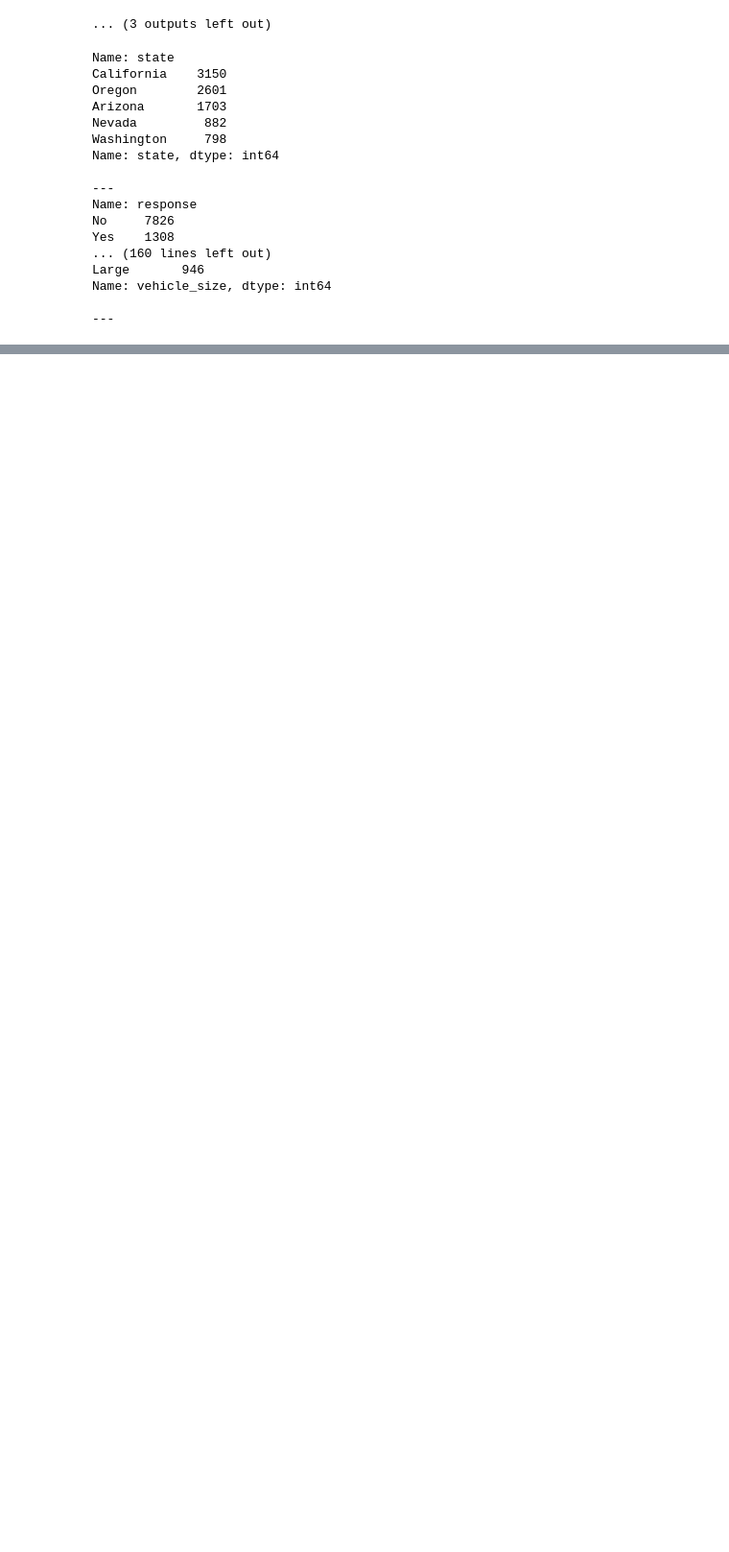
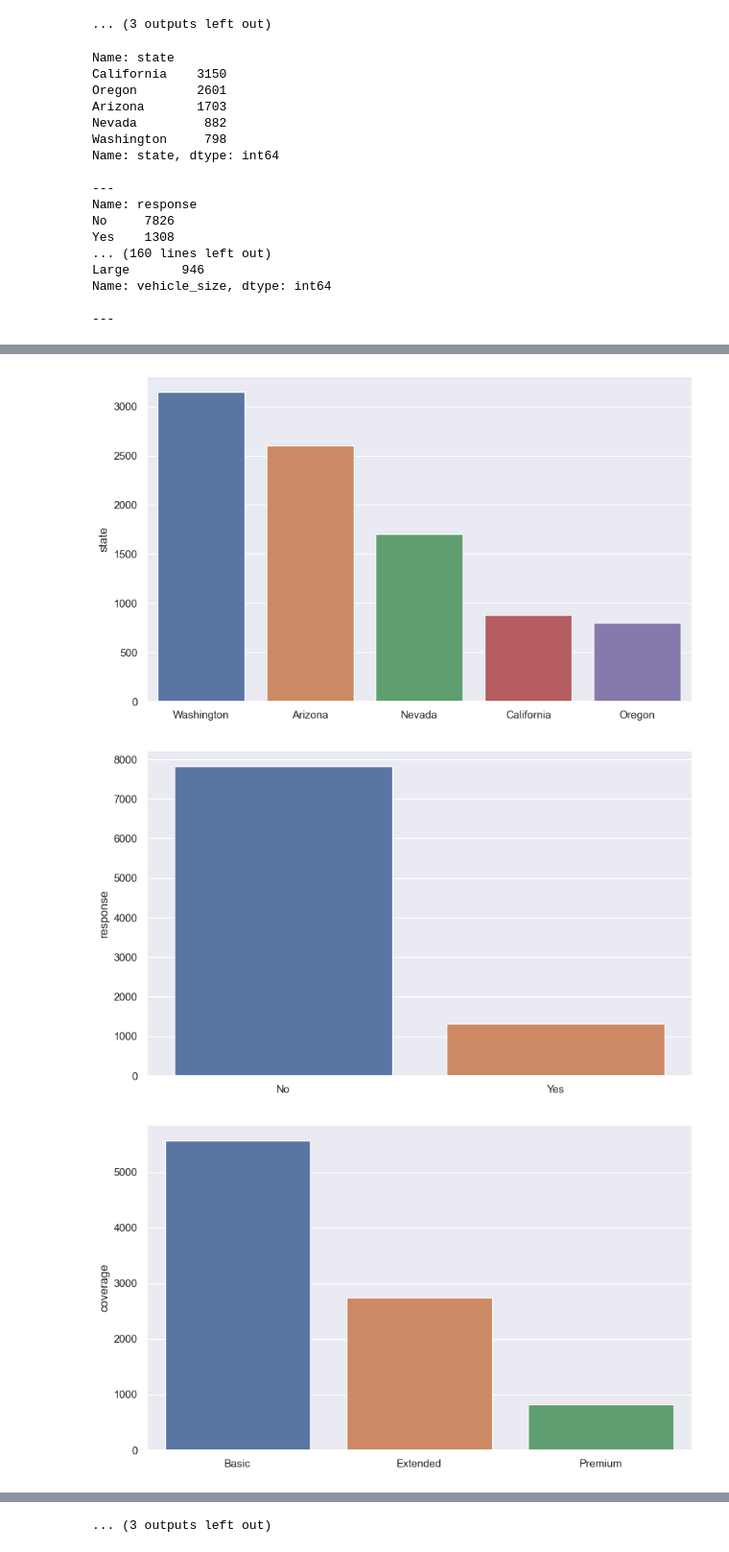
Before and after one commit to EmiliaLopez/IRONHACK_DA_LABS, a Jupyter notebook: LABS_PYTHON_IH/Lab_Cleaning_categorical_data.ipynb, the cells around one changed output, grey strips where cells are left out. Shown at 96% size. Cells and saved outputs as stored; diff of their text form; code cells hidden in the pictures; blank space fills up the shorter version.

```diff
--- a/LABS_PYTHON_IH/Lab_Cleaning_categorical_data.ipynb
+++ b/LABS_PYTHON_IH/Lab_Cleaning_categorical_data.ipynb
@@ -118,0 +140,10 @@ Name: vehicle_size, dtype: int64
+# %%
+# Plot all the categorical variables with the proper plot. What can you see?
+sns.set(rc={'figure.figsize':(10,6)})
+for i in cat.columns:
+    sns.barplot(x=cat[i].unique() , y=cat[i].value_counts() , data=data)
+    plt.show()
+# %% [output]
+[figure, added]
+[figure, added]
+[figure, added]
@@ -118,0 +159 @@ Name: vehicle_size, dtype: int64
+... (3 outputs left out)
```
Also changed, not shown: parts of 17 cells of this notebook, 1 other file.
